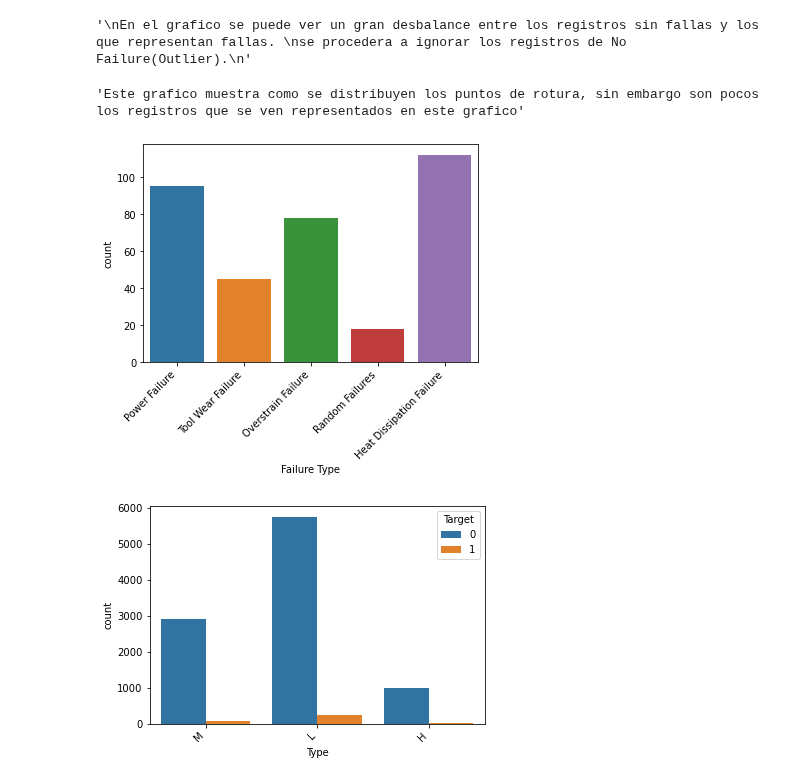
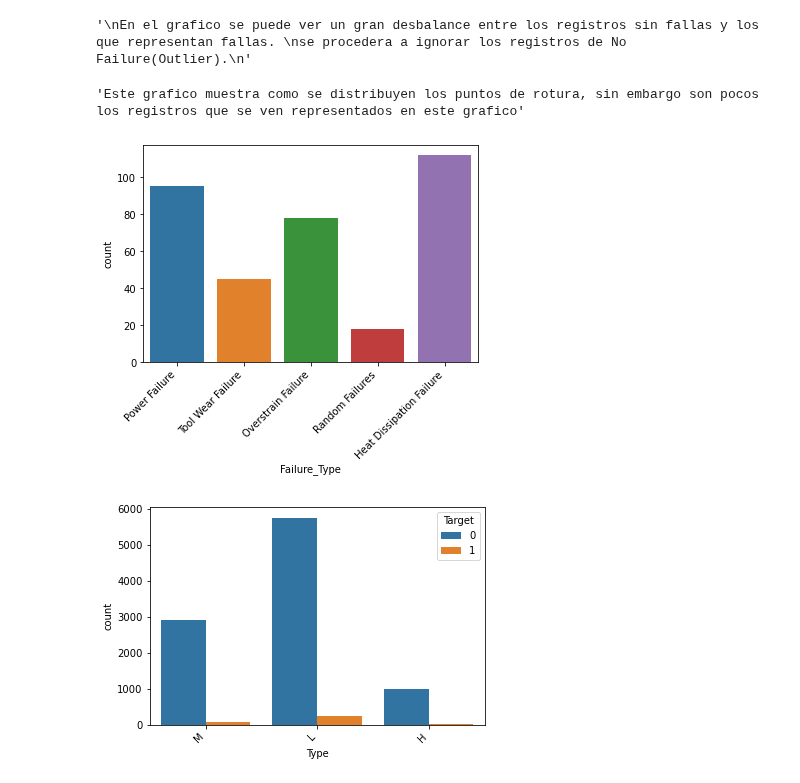
Before and after one commit to maxi879/proyecto_final_coder, a Jupyter notebook: analisis_mono_bi_variado.ipynb, the cells around one changed output. Saved outputs shown, nothing was run; the diff lists cells and outputs as text; code cells hidden in the pictures.

```diff
--- a/analisis_mono_bi_variado.ipynb
+++ b/analisis_mono_bi_variado.ipynb
@@ -12,6 +12,6 @@ import seaborn as sns
 import imblearn
 # %%
 # Leer .csv y creo un DF
-df = pd.read_csv('Base_predictive_maintenance.csv', delimiter=",", index_col= ["UDI", "Product ID"])
+df = pd.read_csv('Base_predictive_maintenance.csv', delimiter=",", index_col= ["UDI", "Product_ID"])
 df.head()
 # %% [output]
@@ -195,17 +191,17 @@ se procedera a ignorar los registros de No Failure(Outlier).
 '\nEn el grafico se puede ver un gran desbalance entre los registros sin fallas y los que representan fallas. \nse procedera a ignorar los registros de No Failure(Outlier).\n'
 # %%
 # Filtramos variables para centrarnos en los momentos de falla
-fallas= df[df['Failure Type']!="No Failure"]
+fallas= df[df['Failure_Type']!="No Failure"]
 # Filtramos momentos sin fallas
-sin_fallas= df[df['Failure Type']=="No Failure"]
+sin_fallas= df[df['Failure_Type']=="No Failure"]
 # %%
 # Graficamos un conteo de roturas
-grafico= sns.countplot(fallas["Failure Type"])
+grafico= sns.countplot(fallas["Failure_Type"])
 grafico.set_xticklabels(grafico.get_xticklabels(), rotation=45, ha="right")
 """Este grafico muestra como se distribuyen los puntos de rotura, sin embargo son pocos los registros que se ven representados en este grafico"""
 # %% [output]
 'Este grafico muestra como se distribuyen los puntos de rotura, sin embargo son pocos los registros que se ven representados en este grafico'
-[figure, old version]
+[figure, new version]
 # %%
 # Conteo de type segmentado segú
 draw = sns.countplot(df["Type"], hue= df['Target'])
```
Also changed, not shown: parts of 19 cells of this notebook, 2 other files.
